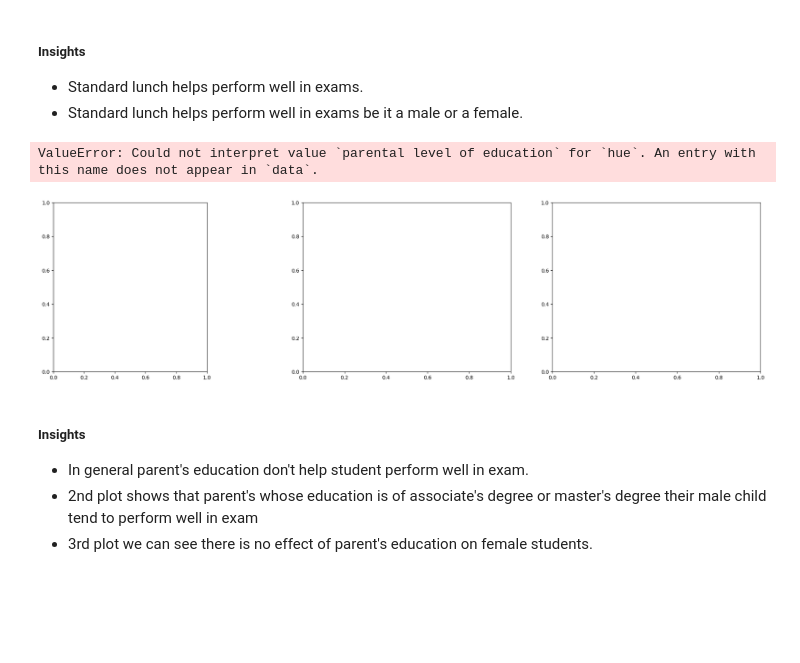
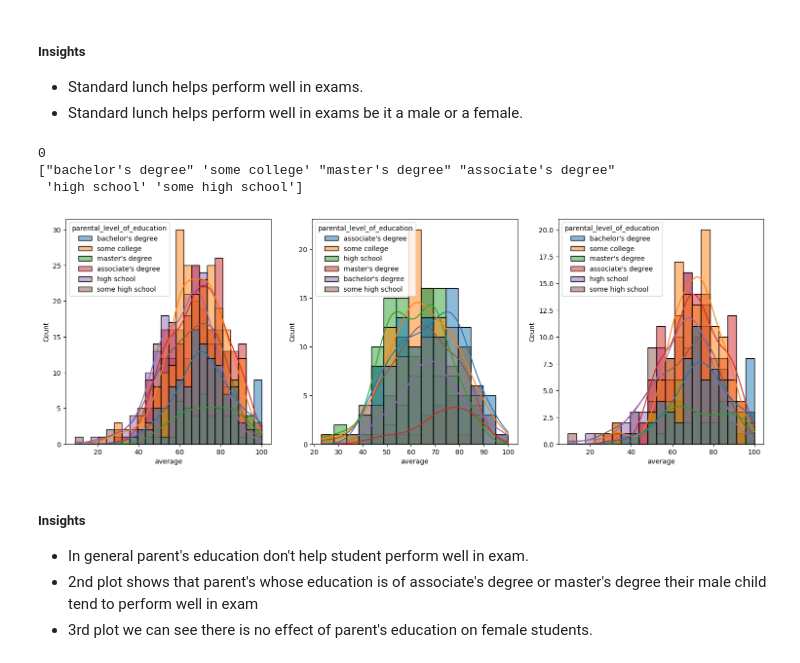
Before and after one commit to Kkrrai4/ML, a Jupyter notebook: notebook/1 . EDA STUDENT PERFORMANCE .ipynb, the cells around one changed output. Saved outputs shown, nothing was run; the diff lists cells and outputs as text; code cells hidden in the pictures; blank space fills up the shorter version.

Commit message:
data ingestion

```diff
--- a/notebook/1 . EDA STUDENT PERFORMANCE .ipynb
+++ b/notebook/1 . EDA STUDENT PERFORMANCE .ipynb
@@ -280,18 +293,24 @@ plt.show()
 #####  Insights
 - Standard lunch helps perform well in exams.
 - Standard lunch helps perform well in exams be it a male or a female.
+# %%
+print(df['parental_level_of_education'].isna().sum())
+print(df['parental_level_of_education'].unique())
+# %% [output]
+0
+["bachelor's degree" 'some college' "master's degree" "associate's degree"
+ 'high school' 'some high school']
 # %%
 plt.subplots(1,3,figsize=(25,6))
 plt.subplot(141)
-ax =sns.histplot(data=df,x='average',kde=True,hue='parental level of education')
+ax =sns.histplot(data=df,x='average',kde=True,hue='parental_level_of_education')
 plt.subplot(142)
-ax =sns.histplot(data=df[df.gender=='male'],x='average',kde=True,hue='parental level of education')
+ax =sns.histplot(data=df[df.gender=='male'],x='average',kde=True,hue='parental_level_of_education')
 plt.subplot(143)
-ax =sns.histplot(data=df[df.gender=='female'],x='average',kde=True,hue='parental level of education')
+ax =sns.histplot(data=df[df.gender=='female'],x='average',kde=True,hue='parental_level_of_education')
 plt.show()
 # %% [output]
-ValueError: Could not interpret value `parental level of education` for `hue`. An entry with this name does not appear in `data`.
-[figure, old version]
+[figure, new version]
 # %% [markdown]
 #####  Insights
 - In general parent's education don't help student perform well in exam.
```
Also changed, not shown: parts of 16 cells of this notebook, 6 other files.
